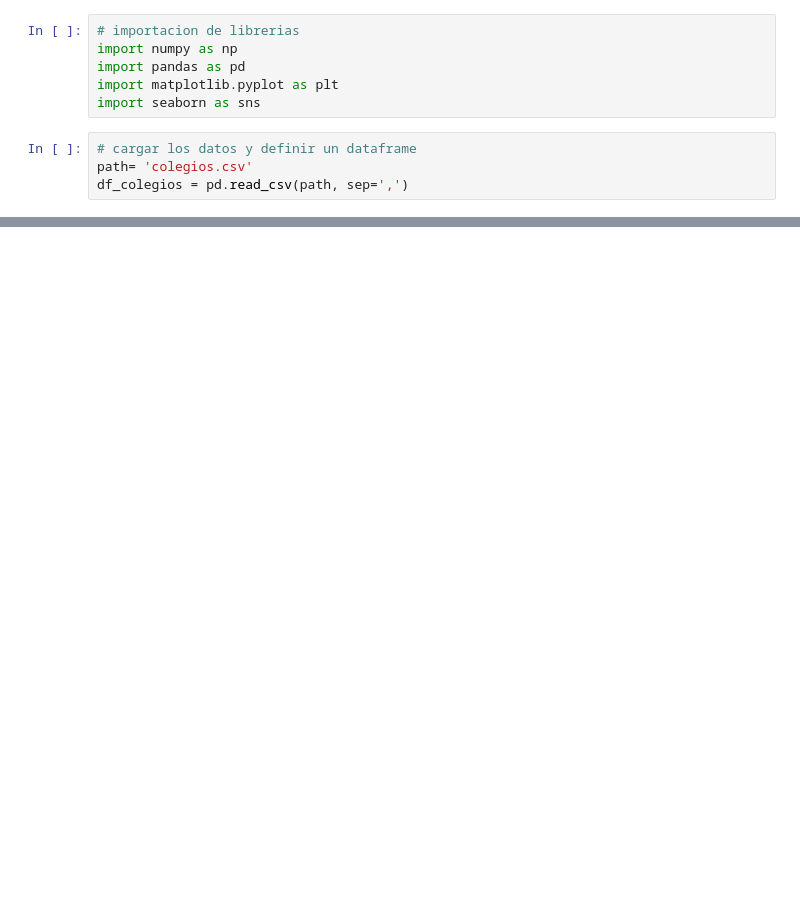
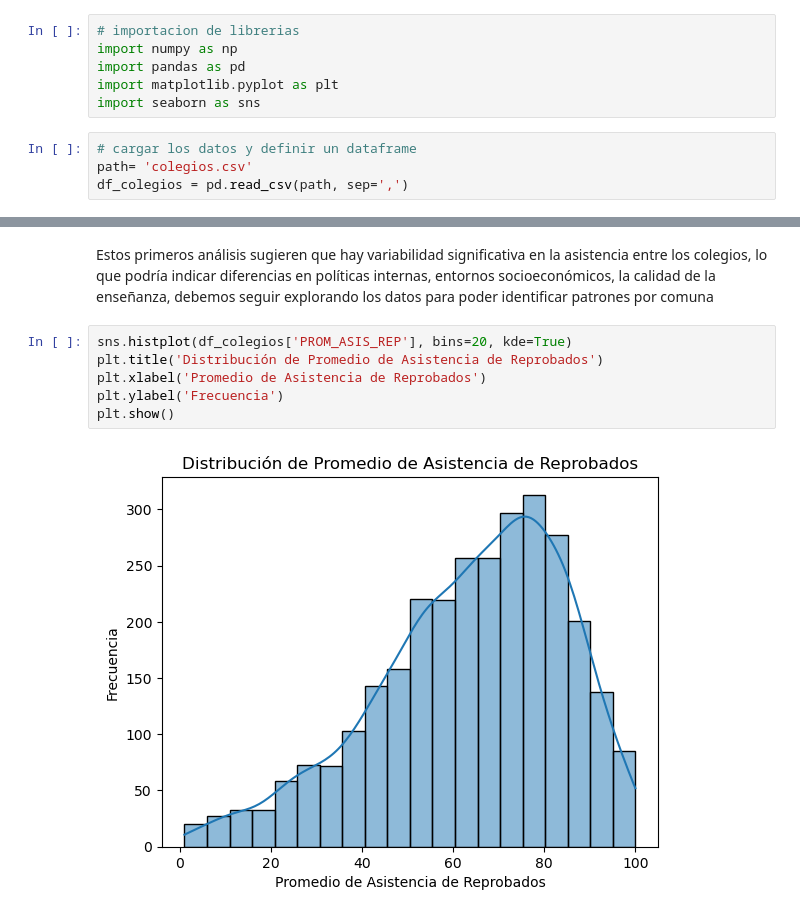
Before and after one commit to sofiafuentess/Proyecto-IMT2200-GRUPO-7, a Jupyter notebook: analisis_data/EDA_info_colegios.ipynb, the cells around one changed output, grey strips where cells are left out. Saved outputs shown, nothing was run; the diff lists cells and outputs as text; blank space fills up the shorter version.

```diff
--- a/analisis_data/EDA_info_colegios.ipynb
+++ b/analisis_data/EDA_info_colegios.ipynb
@@ -53,0 +64,10 @@ df_colegios.head()
+# %% [markdown]
+Estos primeros análisis sugieren que hay variabilidad significativa en la asistencia entre los colegios, lo que podría indicar diferencias en políticas internas, entornos socioeconómicos, la calidad de la enseñanza, debemos seguir explorando los datos para poder identificar patrones por comuna
+# %%
+sns.histplot(df_colegios['PROM_ASIS_REP'], bins=20, kde=True)
+plt.title('Distribución de Promedio de Asistencia de Reprobados')
+plt.xlabel('Promedio de Asistencia de Reprobados')
+plt.ylabel('Frecuencia')
+plt.show()
+# %% [output]
+[figure, added]
```
Also changed, not shown: parts of 10 cells of this notebook, 5 other files.
